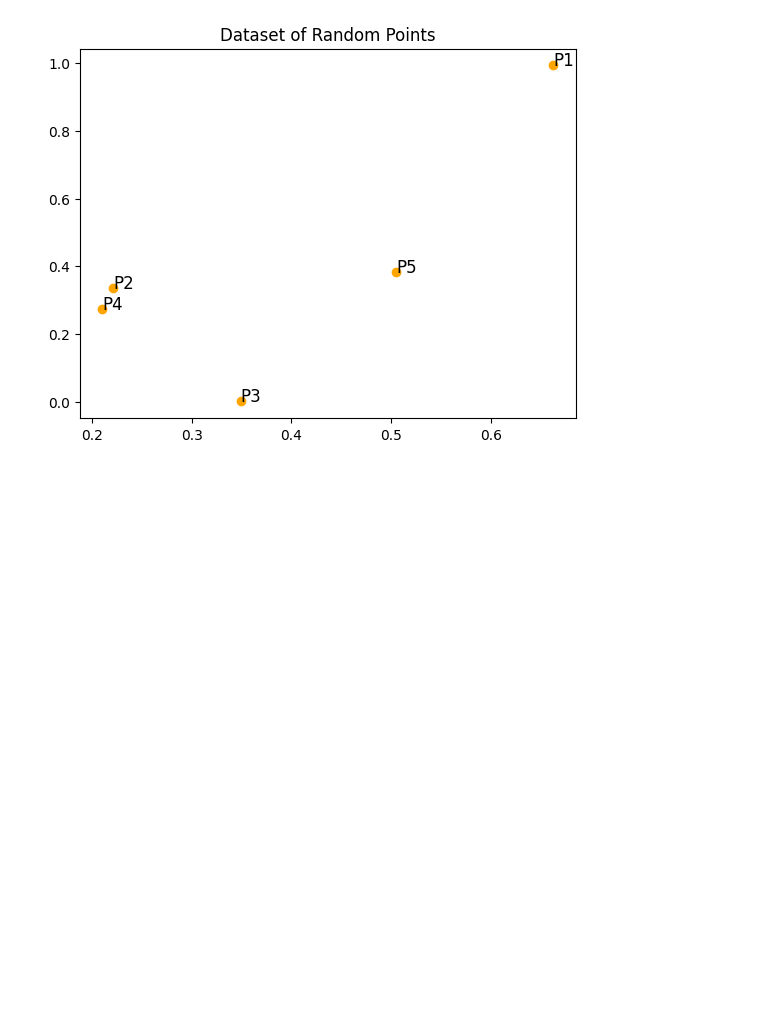
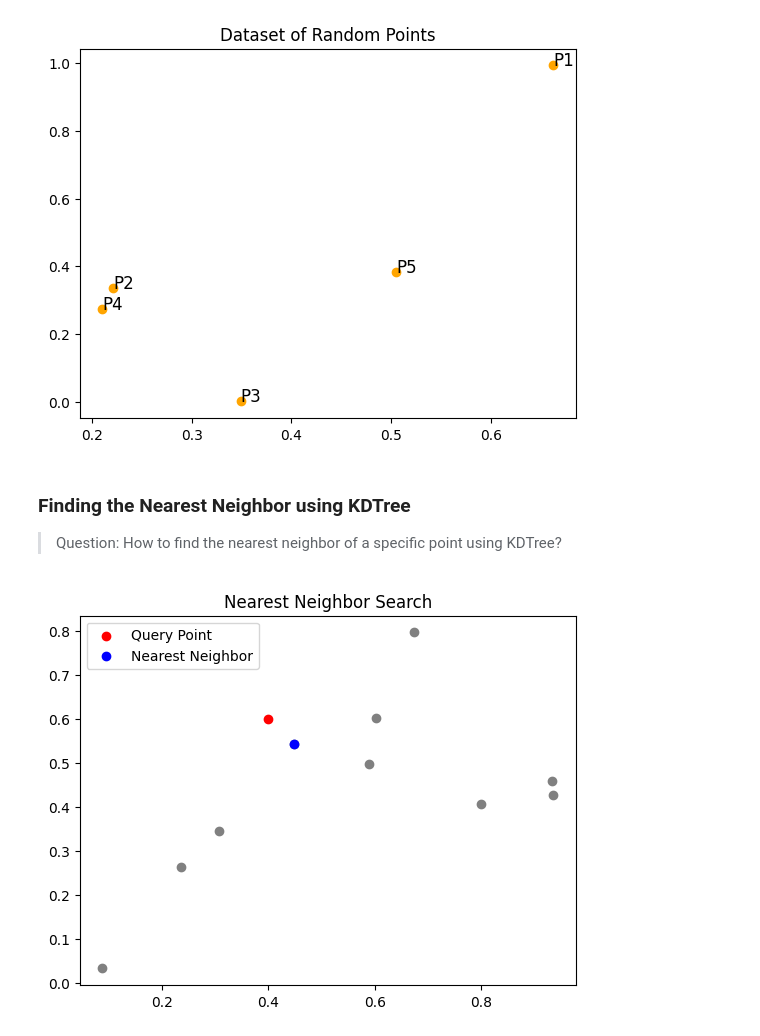
Before and after one commit to rubydamodar/SciPyMastery-From-Basics-to-Breakthroughs, a Jupyter notebook: Beginner Level/SCIPY-SPATIAL.ipynb, the cells around one changed output. Saved outputs shown, nothing was run; the diff lists cells and outputs as text; code cells hidden in the pictures; blank space fills up the shorter version.

Commit message:
finding the nearest neighbor using kdtree
### Finding the Nearest Neighbor using KDTree
> Question: How to find the nearest neighbor of a specific point using KDTree?

Co-Authored-By: 왕뚜껑맛있땅 <7420085+JIwoo@users.noreply.github.com>
Co-Authored-By: Hyoeun  <137873124+hyoeunjoo@users.noreply.github.com>
Co-Authored-By: jiwooverse <184836366+jiwooverse@users.noreply.github.com>
Co-Authored-By: Jayson <89952042+jsoonworld@users.noreply.github.com>
Co-Authored-By: VIMAL KUMAR <vimalkumarji112@gmail.com>

```diff
--- a/Beginner Level/SCIPY-SPATIAL.ipynb
+++ b/Beginner Level/SCIPY-SPATIAL.ipynb
@@ -360,3 +360,26 @@ plt.title('Dataset of Random Points')
 plt.show()
 # %% [output]
 [figure]
+# %% [markdown]
+### Finding the Nearest Neighbor using KDTree
+> Question: How to find the nearest neighbor of a specific point using KDTree?
+# %%
+from scipy.spatial import KDTree
+
+# Random points in 2D
+points = np.random.rand(10, 2)
+tree = KDTree(points)
+query_point = [0.4, 0.6]
+
+# Find nearest neighbor
+dist, index = tree.query(query_point)
+nearest_point = points[index]
+# %%
+plt.scatter(points[:, 0], points[:, 1], color='gray')
+plt.scatter(query_point[0], query_point[1], color='red', label='Query Point')
+plt.scatter(nearest_point[0], nearest_point[1], color='blue', label='Nearest Neighbor')
+plt.legend()
+plt.title('Nearest Neighbor Search')
+plt.show()
+# %% [output]
+[figure, added]
```
